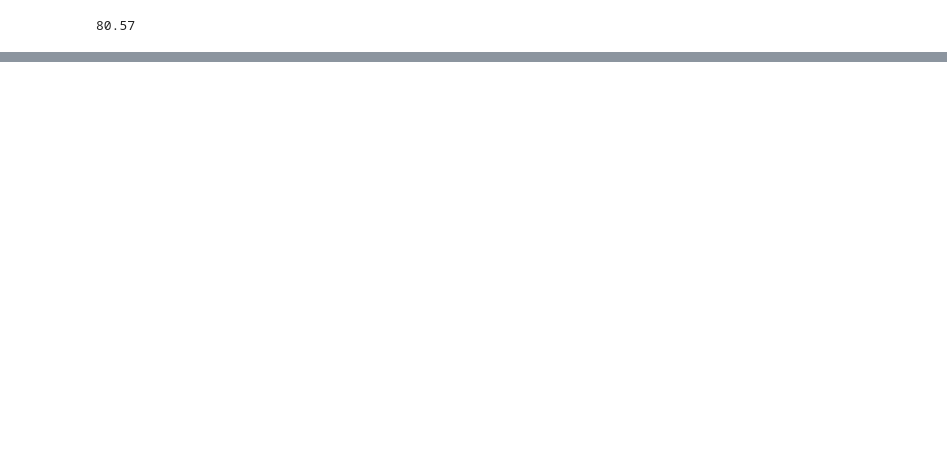
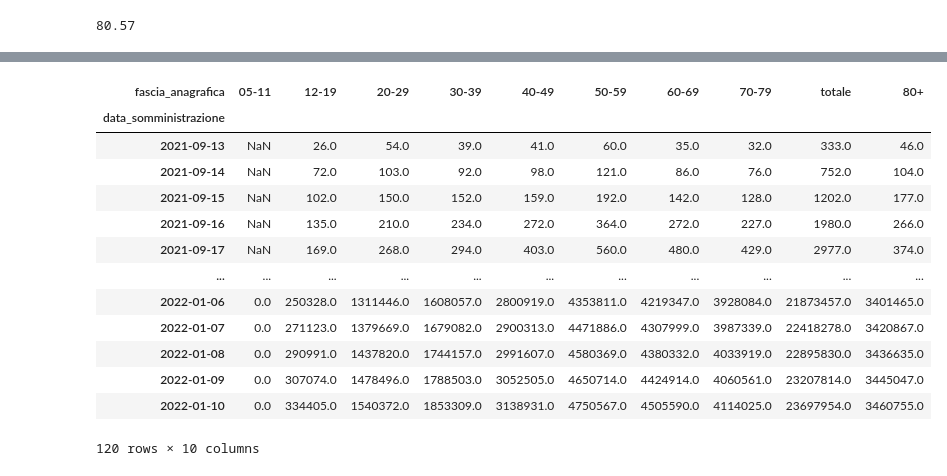
Before and after one commit to gitary/analisi_dati_COVID, a Jupyter notebook: somministrazione_vaccini.ipynb, the cells around one changed output, grey strips where cells are left out. Saved outputs shown, nothing was run; the diff lists cells and outputs as text; code cells hidden in the pictures; blank space fills up the shorter version.

```diff
--- a/somministrazione_vaccini.ipynb
+++ b/somministrazione_vaccini.ipynb
@@ -892,0 +1009,19 @@ percentuale_vaccinati('tot_all', tipo_dose='dose_addizionale_booster', totale =
+# %%
+#ricavo andamento cumulativo
+df_tot_booster_per_anagrafica_cumsum = df_tot_booster_per_anagrafica.cumsum()
+df_tot_booster_per_anagrafica_cumsum
+# %% [output]
+| fascia_anagrafica | 05-11 | 12-19 | 20-29 | 30-39 | 40-49 | 50-59 | 60-69 | 70-79 | totale | 80+ |
+| data_somministrazione |  |  |  |  |  |  |  |  |  |  |
+| 2021-09-13 | NaN | 26.0 | 54.0 | 39.0 | 41.0 | 60.0 | 35.0 | 32.0 | 333.0 | 46.0 |
+| 2021-09-14 | NaN | 72.0 | 103.0 | 92.0 | 98.0 | 121.0 | 86.0 | 76.0 | 752.0 | 104.0 |
+| 2021-09-15 | NaN | 102.0 | 150.0 | 152.0 | 159.0 | 192.0 | 142.0 | 128.0 | 1202.0 | 177.0 |
+| 2021-09-16 | NaN | 135.0 | 210.0 | 234.0 | 272.0 | 364.0 | 272.0 | 227.0 | 1980.0 | 266.0 |
+| 2021-09-17 | NaN | 169.0 | 268.0 | 294.0 | 403.0 | 560.0 | 480.0 | 429.0 | 2977.0 | 374.0 |
+| ... | ... | ... | ... | ... | ... | ... | ... | ... | ... | ... |
+| 2022-01-06 | 0.0 | 250328.0 | 1311446.0 | 1608057.0 | 2800919.0 | 4353811.0 | 4219347.0 | 3928084.0 | 21873457.0 | 3401465.0 |
+| 2022-01-07 | 0.0 | 271123.0 | 1379669.0 | 1679082.0 | 2900313.0 | 4471886.0 | 4307999.0 | 3987339.0 | 22418278.0 | 3420867.0 |
+| 2022-01-08 | 0.0 | 290991.0 | 1437820.0 | 1744157.0 | 2991607.0 | 4580369.0 | 4380332.0 | 4033919.0 | 22895830.0 | 3436635.0 |
+| 2022-01-09 | 0.0 | 307074.0 | 1478496.0 | 1788503.0 | 3052505.0 | 4650714.0 | 4424914.0 | 4060561.0 | 23207814.0 | 3445047.0 |
+| 2022-01-10 | 0.0 | 334405.0 | 1540372.0 | 1853309.0 | 3138931.0 | 4750567.0 | 4505590.0 | 4114025.0 | 23697954.0 | 3460755.0 |
+120 rows × 10 columns
```
Also changed, not shown: parts of 80 cells of this notebook.
